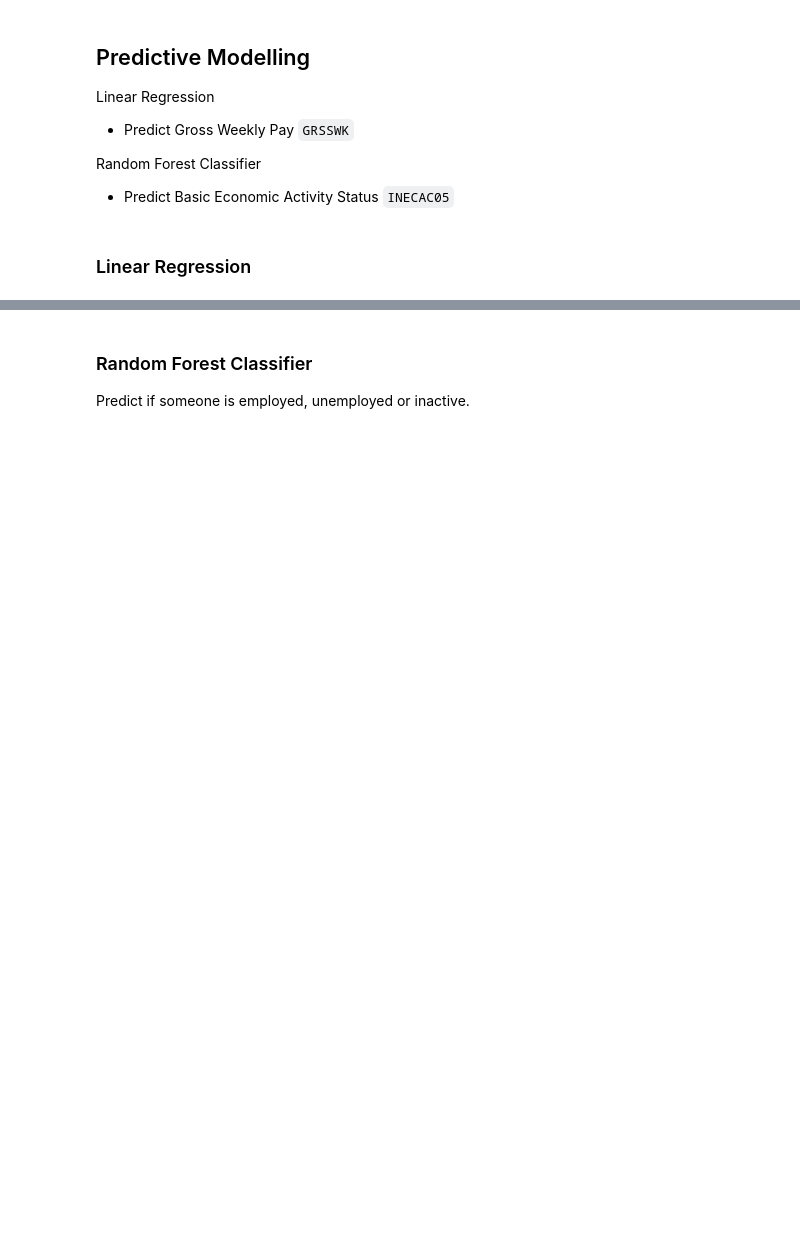
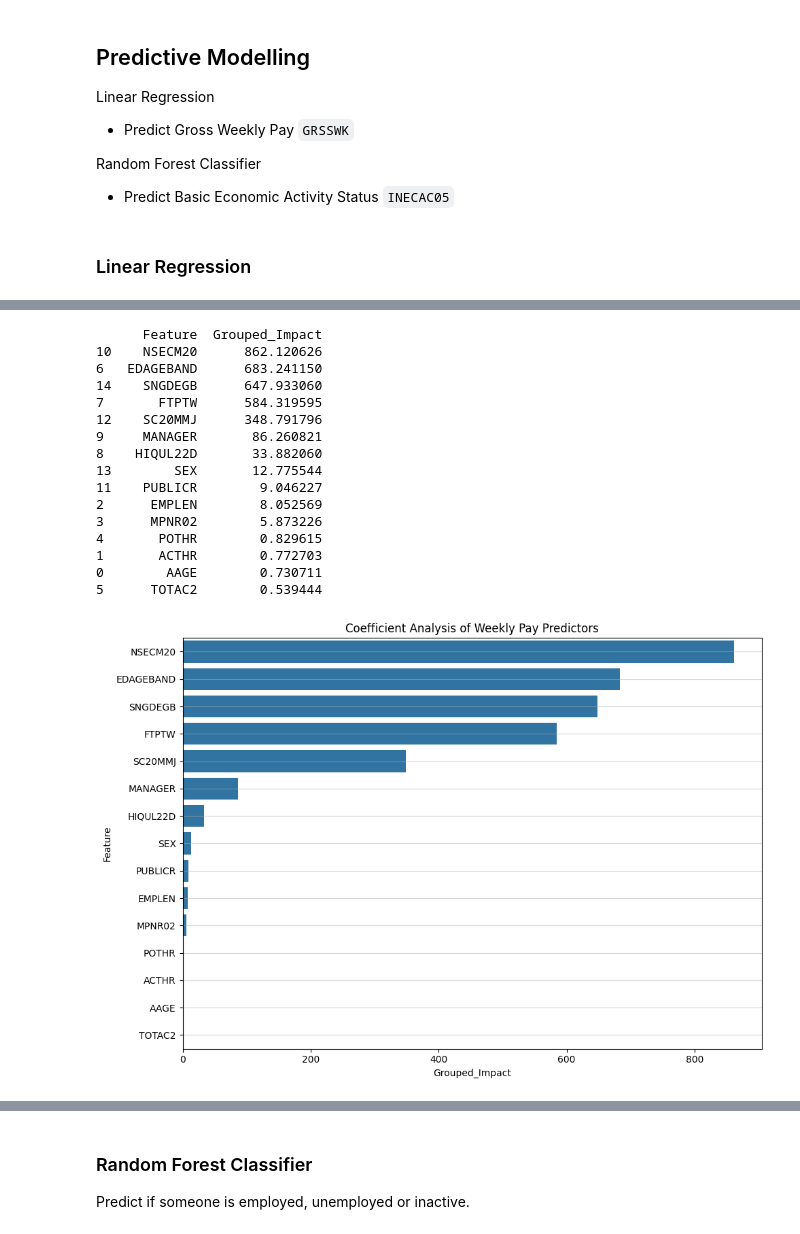
Before and after one commit to corey-richardson/comp3008-cw2, a Jupyter notebook: notebook.ipynb, the cells around one changed output, grey strips where cells are left out. Saved outputs shown, nothing was run; the diff lists cells and outputs as text; code cells hidden in the pictures; blank space fills up the shorter version.

```diff
--- a/notebook.ipynb
+++ b/notebook.ipynb
@@ -501 +489,73 @@ plt.show()
+# %%
+coefficients = pd.DataFrame({
+    "Feature": X_wide.columns,
+    "Coefficient": regressor.coef_
+})
+
+coefficients["Abs_Impact"] = coefficients["Coefficient"].abs()
+coefficients = coefficients.sort_values(by="Abs_Impact", ascending=False)
+
+feature_groups = {
+    "AAGE": ["AAGE"],
+    "ACTHR": ["ACTHR"],
+    "EMPLEN": ["EMPLEN"],
+    "MPNR02": ["MPNR02"],
+    "POTHR": ["POTHR"],
+    "TOTAC2": ["TOTAC2"],
+
+    "EDAGEBAND": [col for col in X_wide.columns if col.startswith("EDAGEBAND_")],
+    "FTPTW": [col for col in X_wide.columns if col.startswith("FTPTW_")],
+    "HIQUL22D": [col for col in X_wide.columns if col.startswith("HIQUL22D_")],
+    "MANAGER": [col for col in X_wide.columns if col.startswith("MANAGER_")],
+    "NSECM20": [col for col in X_wide.columns if col.startswith("NSECM20_")],
+    "PUBLICR": [col for col in X_wide.columns if col.startswith("PUBLICR_")],
+    "SC20MMJ": [col for col in X_wide.columns if col.startswith("SC20MMJ_")],
+    "SEX": [col for col in X_wide.columns if col.startswith("SEX_")],
+    "SNGDEGB": [col for col in X_wide.columns if col.startswith("SNGDEGB_")]
+}
+
+grouped = []
+for group, cols in feature_groups.items():
+    vals = coefficients[coefficients["Feature"].isin(cols)]["Coefficient"]
+    grouped.append({
+        "Feature": group,
+        "Grouped_Impact": vals.abs().sum()
+    })
+
+grouped_df = pd.DataFrame(grouped).sort_values(
+    by="Grouped_Impact",
+    ascending=False
+)
+
+print(grouped_df)
+
+plt.figure(figsize=(10, 7))
+
+sns.barplot(data=grouped_df, x="Grouped_Impact", y="Feature")
+
+plt.title("Coefficient Analysis of Weekly Pay Predictors")
+
+plt.grid(True, axis="y", alpha=0.5)
+plt.tight_layout()
+
+plt.savefig("graphs/coefficient_analysis.png", dpi=300)
+plt.show()
+# %% [output]
+      Feature  Grouped_Impact
+10    NSECM20      862.120626
+6   EDAGEBAND      683.241150
+14    SNGDEGB      647.933060
+7       FTPTW      584.319595
+12    SC20MMJ      348.791796
+9     MANAGER       86.260821
+8    HIQUL22D       33.882060
+13        SEX       12.775544
+11    PUBLICR        9.046227
+2      EMPLEN        8.052569
+3      MPNR02        5.873226
+4       POTHR        0.829615
+1       ACTHR        0.772703
+0        AAGE        0.730711
+5      TOTAC2        0.539444
+[figure, added]
 # %%
```
Also changed, not shown: parts of 16 cells of this notebook, 14 other files.
